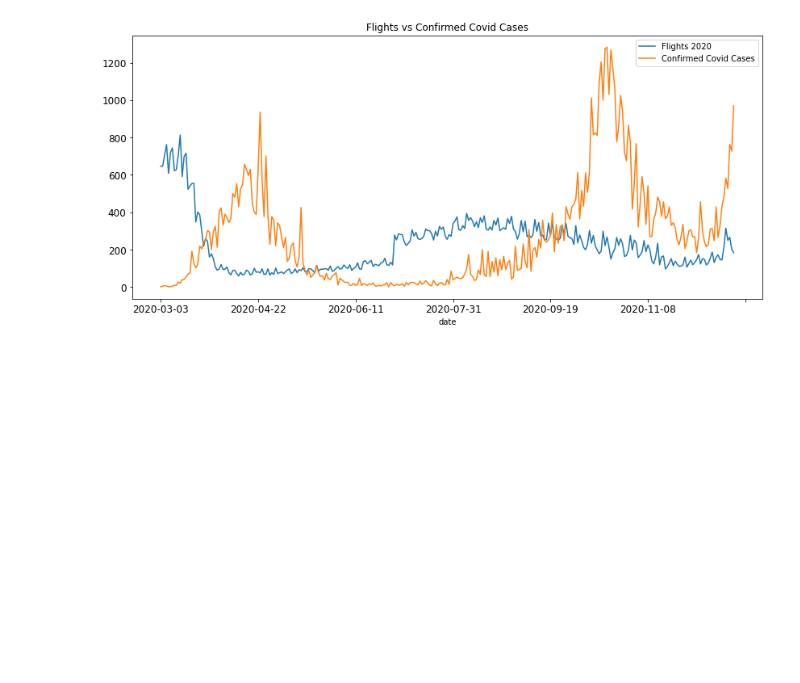
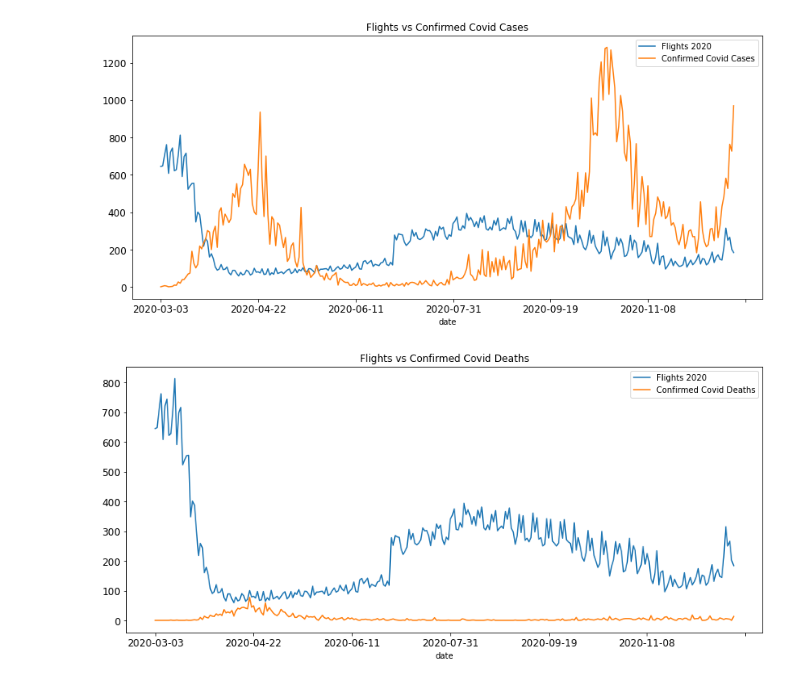
Before and after one commit to Truncation-Nation/hack4change, a Jupyter notebook: hack4change.ipynb, the cells around one changed output. Cells and saved outputs as stored; diff of their text form; code cells hidden in the pictures; blank space fills up the shorter version.

Commit message:
Graphing Trends of Flights vs Covid Categories

```diff
--- a/hack4change.ipynb
+++ b/hack4change.ipynb
@@ -164,3 +164,11 @@ plt.legend(['Flights 2020','Confirmed Covid Cases'])
 p.set_ylabel('');
 # %% [output]
 [figure]
+# %%
+p = df['Flights 2020'].plot(title = 'Flights vs Confirmed Covid Deaths',figsize = (14, 6), fontsize = 12)
+df['ConfirmedCovidDeaths'].plot()
+p.set_xlabel('date')
+plt.legend(['Flights 2020','Confirmed Covid Deaths'])
+p.set_ylabel('');
+# %% [output]
+[figure, added]
```
Also changed, not shown: parts of 3 cells of this notebook.
